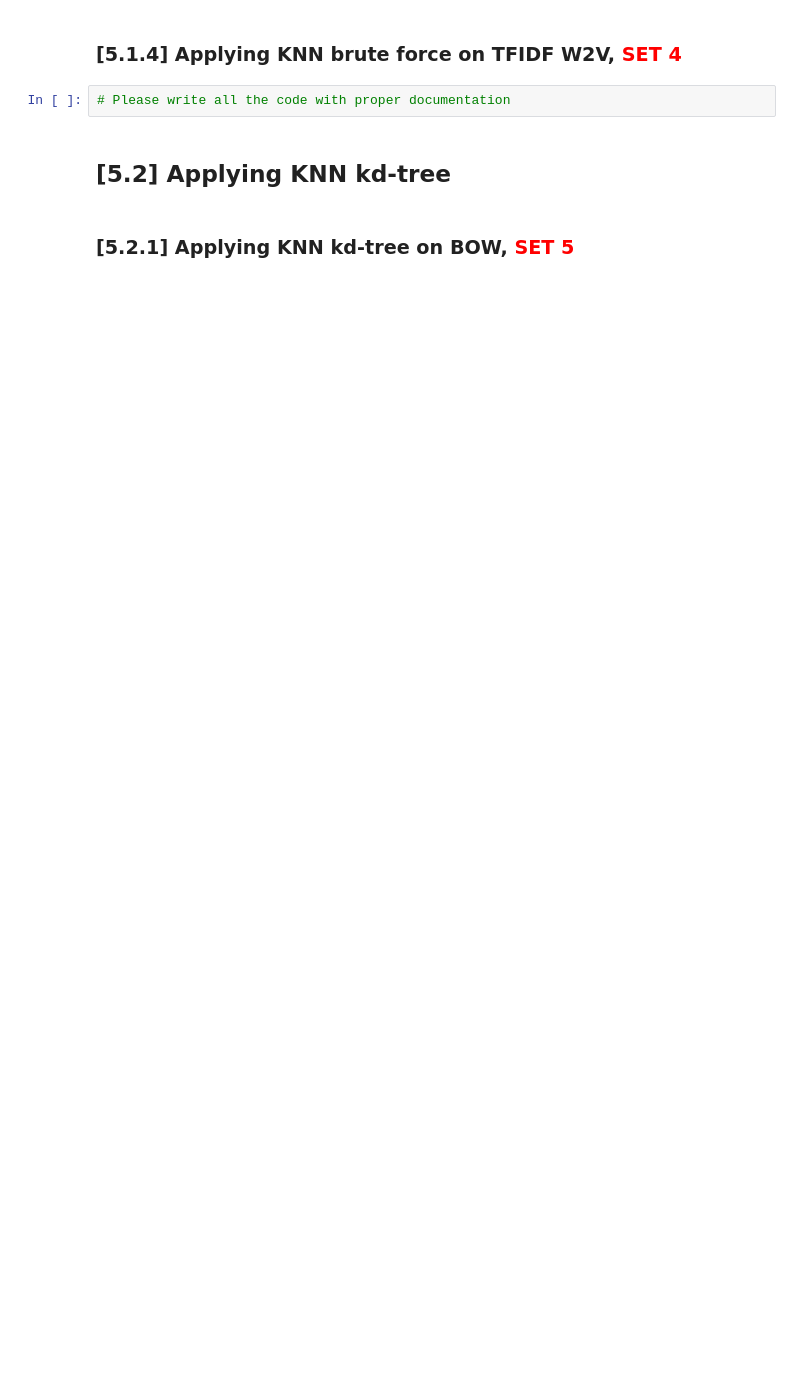
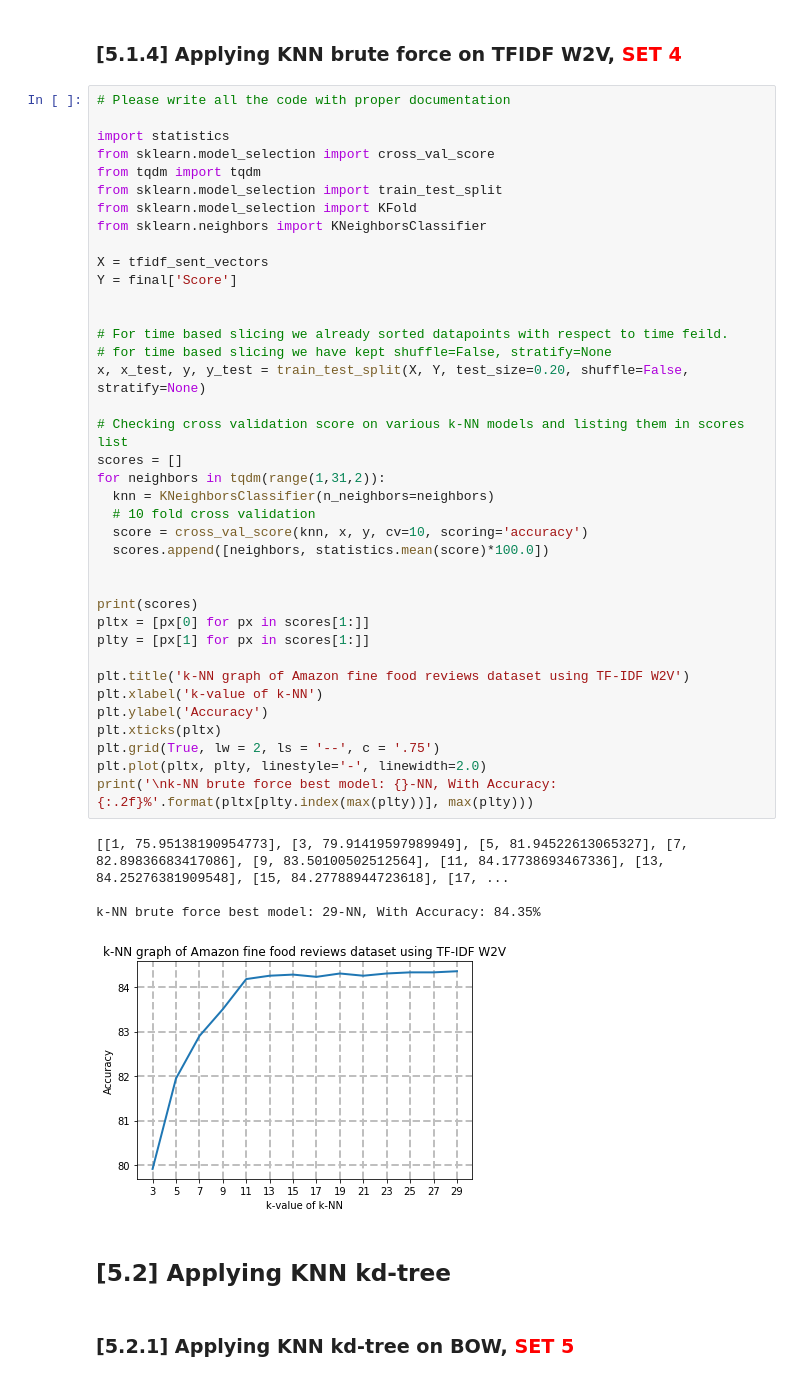
Before and after one commit to data-science-and-machine-learning/amazon-fine-food-reviews-knn, a Jupyter notebook: 03_Amazon_Fine_Food_Reviews_Analysis_KNN.ipynb, the cells around one changed output. Cells and saved outputs as stored; diff of their text form; blank space fills up the shorter version.

```diff
--- a/03_Amazon_Fine_Food_Reviews_Analysis_KNN.ipynb
+++ b/03_Amazon_Fine_Food_Reviews_Analysis_KNN.ipynb
@@ -657,7 +793,48 @@ for sent in tqdm(list_of_sentance): # for each review/sentence
 # %% [markdown]
 ### [5.1.4] Applying KNN brute force on TFIDF W2V,<font color='red'> SET 4</font>
-# %%
-# Please write all the code with proper documentation
+# %%
+# Please write all the code with proper documentation
+
+import statistics
+from sklearn.model_selection import cross_val_score
+from tqdm import tqdm
+from sklearn.model_selection import train_test_split
+from sklearn.model_selection import KFold
+from sklearn.neighbors import KNeighborsClassifier
+
+X = tfidf_sent_vectors
+Y = final['Score']
+
+
+# For time based slicing we already sorted datapoints with respect to time feild.
+# for time based slicing we have kept shuffle=False, stratify=None
+x, x_test, y, y_test = train_test_split(X, Y, test_size=0.20, shuffle=False, stratify=None)
+
+# Checking cross validation score on various k-NN models and listing them in scores list
+scores = []
+for neighbors in tqdm(range(1,31,2)):
+  knn = KNeighborsClassifier(n_neighbors=neighbors)
+  # 10 fold cross validation
+  score = cross_val_score(knn, x, y, cv=10, scoring='accuracy')
+  scores.append([neighbors, statistics.mean(score)*100.0])
+
+
+print(scores)
+pltx = [px[0] for px in scores[1:]]
+plty = [px[1] for px in scores[1:]]
+
+plt.title('k-NN graph of Amazon fine food reviews dataset using TF-IDF W2V')
+plt.xlabel('k-value of k-NN')
+plt.ylabel('Accuracy')
+plt.xticks(pltx)
+plt.grid(True, lw = 2, ls = '--', c = '.75')
+plt.plot(pltx, plty, linestyle='-', linewidth=2.0)
+print('\nk-NN brute force best model: {}-NN, With Accuracy: {:.2f}%'.format(pltx[plty.index(max(plty))], max(plty)))
+# %% [output]
+[[1, 75.95138190954773], [3, 79.91419597989949], [5, 81.94522613065327], [7, 82.89836683417086], [9, 83.50100502512564], [11, 84.17738693467336], [13, 84.25276381909548], [15, 84.27788944723618], [17, ...
+
+k-NN brute force best model: 29-NN, With Accuracy: 84.35%
+[figure, added]
 # %% [markdown]
 ## [5.2] Applying KNN kd-tree
 # %% [markdown]
```
Also changed, not shown: parts of 30 cells of this notebook.
